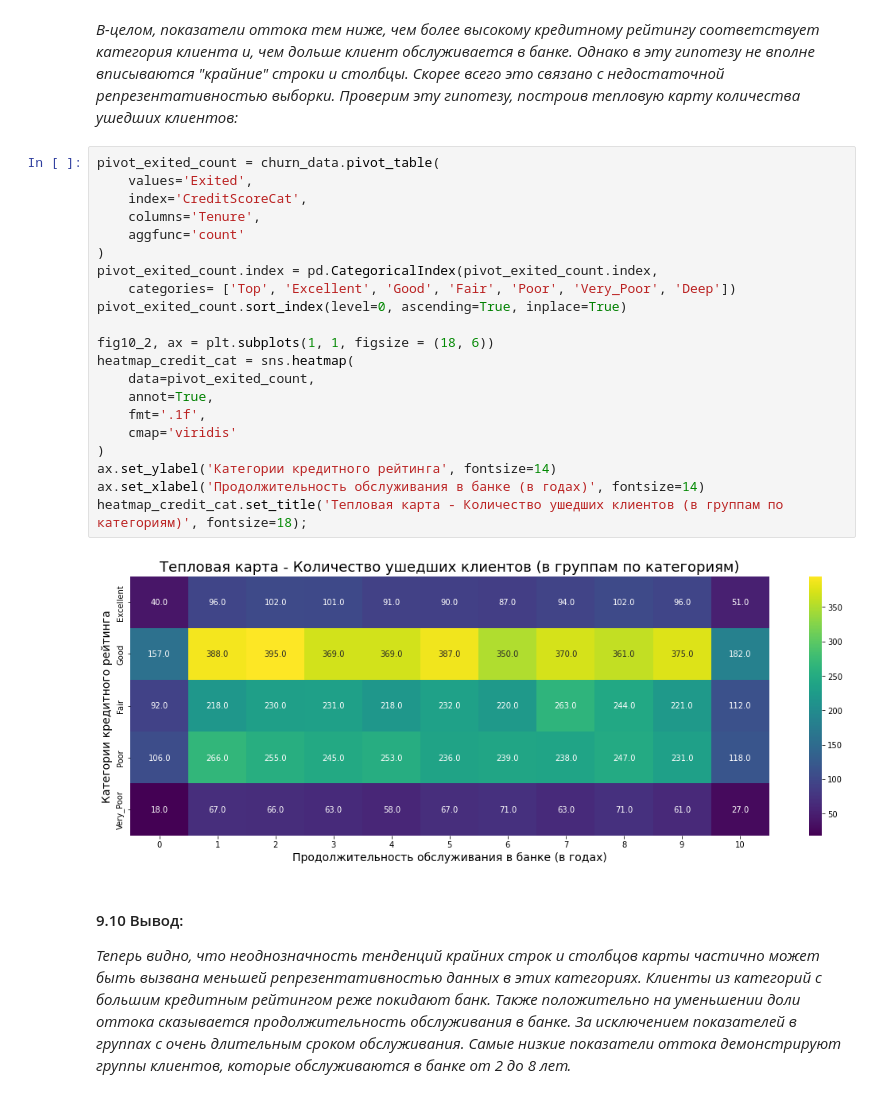
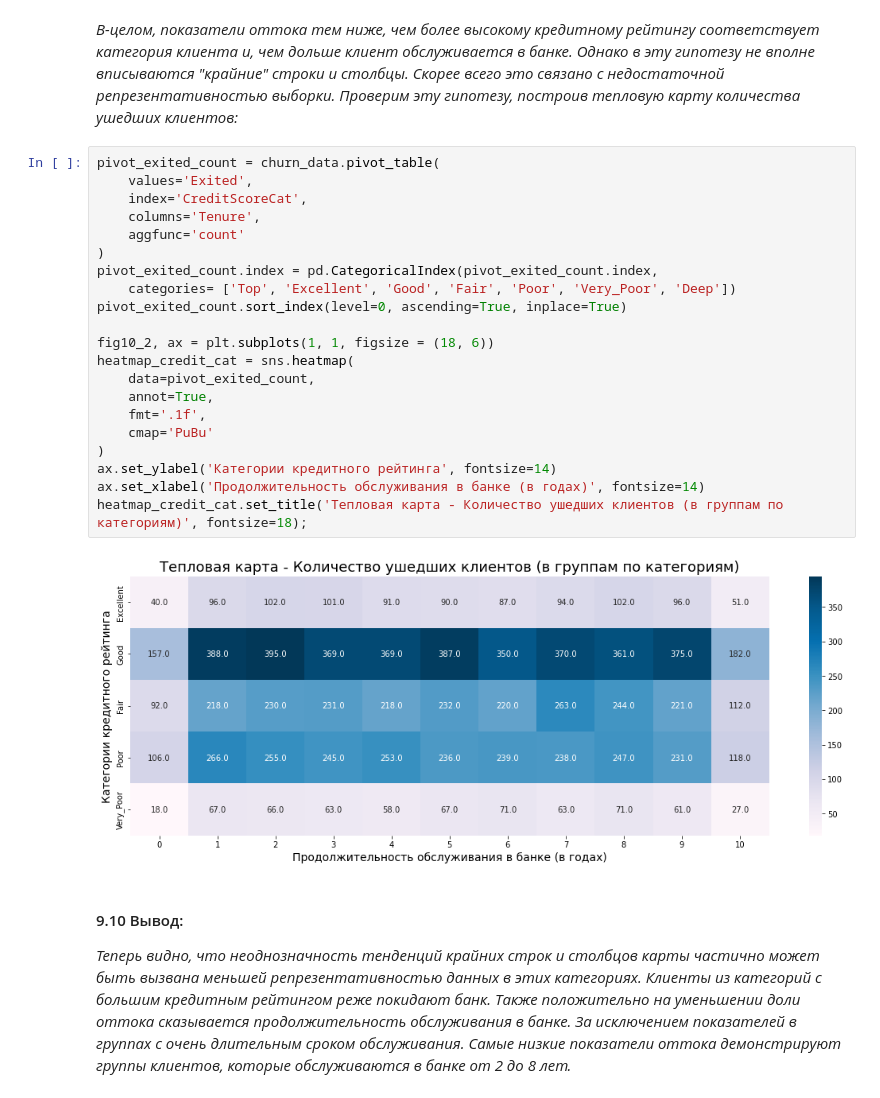
Before and after one commit to MargoDS/sf_data_science, a Jupyter notebook: modul_13/final_modul_13.ipynb, the cells around one changed output. Cells and saved outputs as stored; diff of their text form.

```diff
--- a/modul_13/final_modul_13.ipynb
+++ b/modul_13/final_modul_13.ipynb
@@ -370,26 +368,26 @@ heatmap_credit_cat.set_title('Тепловая карта - Процент уш
 # %%
 pivot_exited_count = churn_data.pivot_table(
     values='Exited',
     index='CreditScoreCat',
     columns='Tenure',
     aggfunc='count'
 )
 pivot_exited_count.index = pd.CategoricalIndex(pivot_exited_count.index,
     categories= ['Top', 'Excellent', 'Good', 'Fair', 'Poor', 'Very_Poor', 'Deep'])
 pivot_exited_count.sort_index(level=0, ascending=True, inplace=True)
 
 fig10_2, ax = plt.subplots(1, 1, figsize = (18, 6))
 heatmap_credit_cat = sns.heatmap(
     data=pivot_exited_count,
     annot=True,
     fmt='.1f',
-    cmap='viridis'
+    cmap='PuBu'
 )
 ax.set_ylabel('Категории кредитного рейтинга', fontsize=14)
 ax.set_xlabel('Продолжительность обслуживания в банке (в годах)', fontsize=14)
 heatmap_credit_cat.set_title('Тепловая карта - Количество ушедших клиентов (в группам по категориям)', fontsize=18);
 # %% [output]
-[figure, old version]
+[figure, new version]
 # %% [markdown]
 #### 9.10 Вывод:
 *Теперь видно, что неоднозначность тенденций крайних строк и столбцов карты частично может быть вызвана меньшей репрезентативностью данных в этих категориях. Клиенты из категорий с большим кредитным рейтингом реже покидают банк. Также положительно на уменьшении доли оттока сказывается продолжительность обслуживания в банке. За исключением показателей в группах с очень длительным сроком обслуживания. Самые низкие показатели оттока демонстрируют группы клиентов, которые обслуживаются в банке от 2 до 8 лет.*
```
Also changed, not shown: parts of 4 cells of this notebook.
